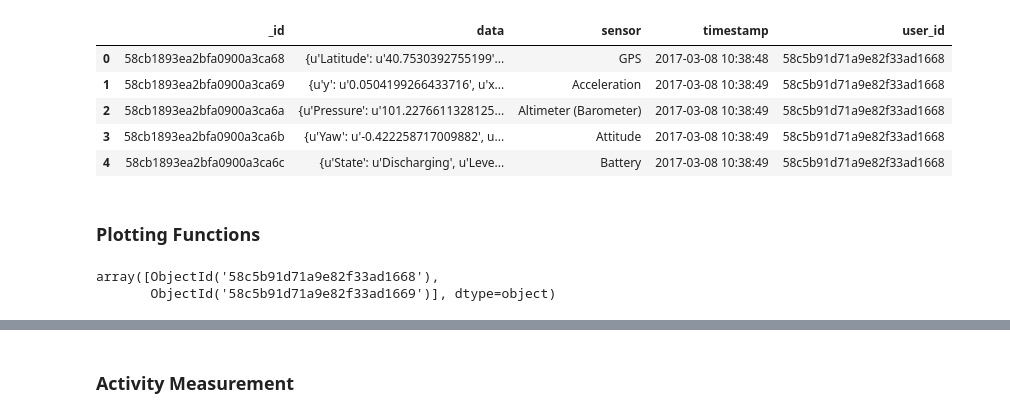
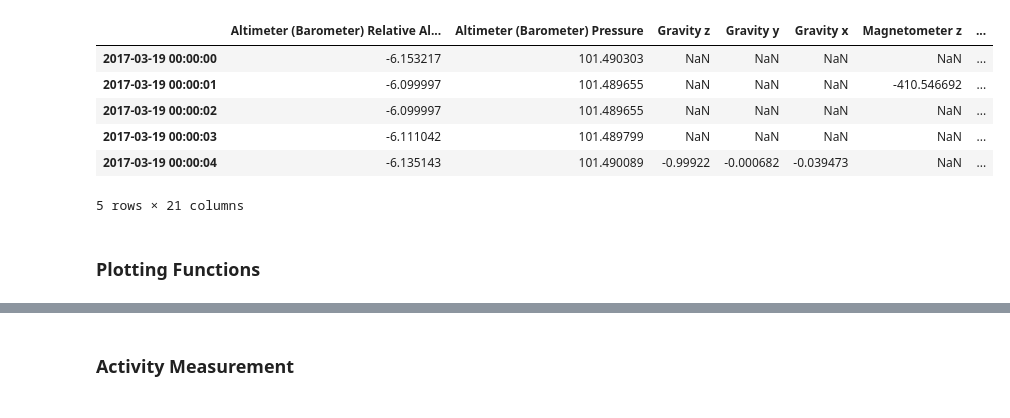
Before and after one commit to afeierman/Knowhere, a Jupyter notebook: code/plotting_functions.ipynb, the cells around one changed output, grey strips where cells are left out. Cells and saved outputs as stored; diff of their text form; code cells hidden in the pictures.

```diff
--- a/code/plotting_functions.ipynb
+++ b/code/plotting_functions.ipynb
@@ -5,15 +5,17 @@ import json
 import db.knowhere_db as kdb
 # %%
 reader = kdb.Reader(db_name='knowhere')
-data = reader.get_dataframe('iphone_test')
+data = reader.get_dataframe_pivoted('iphone_test3', username='emil',
+                                    min_date = '2017-03-19', max_date = '2017-03-20')
 data.head()
 # %% [output]
-|  | _id | data | sensor | timestamp | user_id |
-| 0 | 58cb1893ea2bfa0900a3ca68 | {u'Latitude': u'40.7530392755199'... | GPS | 2017-03-08 10:38:48 | 58c5b91d71a9e82f33ad1668 |
-| 1 | 58cb1893ea2bfa0900a3ca69 | {u'y': u'0.0504199266433716', u'x... | Acceleration | 2017-03-08 10:38:49 | 58c5b91d71a9e82f33ad1668 |
-| 2 | 58cb1893ea2bfa0900a3ca6a | {u'Pressure': u'101.2276611328125... | Altimeter (Barometer) | 2017-03-08 10:38:49 | 58c5b91d71a9e82f33ad1668 |
-| 3 | 58cb1893ea2bfa0900a3ca6b | {u'Yaw': u'-0.422258717009882', u... | Attitude | 2017-03-08 10:38:49 | 58c5b91d71a9e82f33ad1668 |
-| 4 | 58cb1893ea2bfa0900a3ca6c | {u'State': u'Discharging', u'Leve... | Battery | 2017-03-08 10:38:49 | 58c5b91d71a9e82f33ad1668 |
+|  | Altimeter (Barometer) Relative Al... | Altimeter (Barometer) Pressure | Gravity z | Gravity y | Gravity x | Magnetometer z | ... |
+| 2017-03-19 00:00:00 | -6.153217 | 101.490303 | NaN | NaN | NaN | NaN | ... |
+| 2017-03-19 00:00:01 | -6.099997 | 101.489655 | NaN | NaN | NaN | -410.546692 | ... |
+| 2017-03-19 00:00:02 | -6.099997 | 101.489655 | NaN | NaN | NaN | NaN | ... |
+| 2017-03-19 00:00:03 | -6.111042 | 101.489799 | NaN | NaN | NaN | NaN | ... |
+| 2017-03-19 00:00:04 | -6.135143 | 101.490089 | -0.99922 | -0.000682 | -0.039473 | NaN | ... |
+5 rows × 21 columns
 # %% [markdown]
 ### Plotting Functions
 # %%
@@ -22,11 +24,6 @@ import matplotlib.pyplot as plt
 %matplotlib inline
 import seaborn
 from datetime import datetime
-# %%
-data.user_id.unique()
-# %% [output]
-array([ObjectId('58c5b91d71a9e82f33ad1668'),
-       ObjectId('58c5b91d71a9e82f33ad1669')], dtype=object)
 # %%
 def get_daily_data(day, user_id = kdb.ObjectId('58c5b91d71a9e82f33ad1669'), sensor = "GPS", collection = "iphone_test"):
     to_plot = reader.get_dataframe_pivoted(collection = collection, user_id = user_id, sensor = sensor)
```
Also changed, not shown: parts of 9 cells of this notebook.
